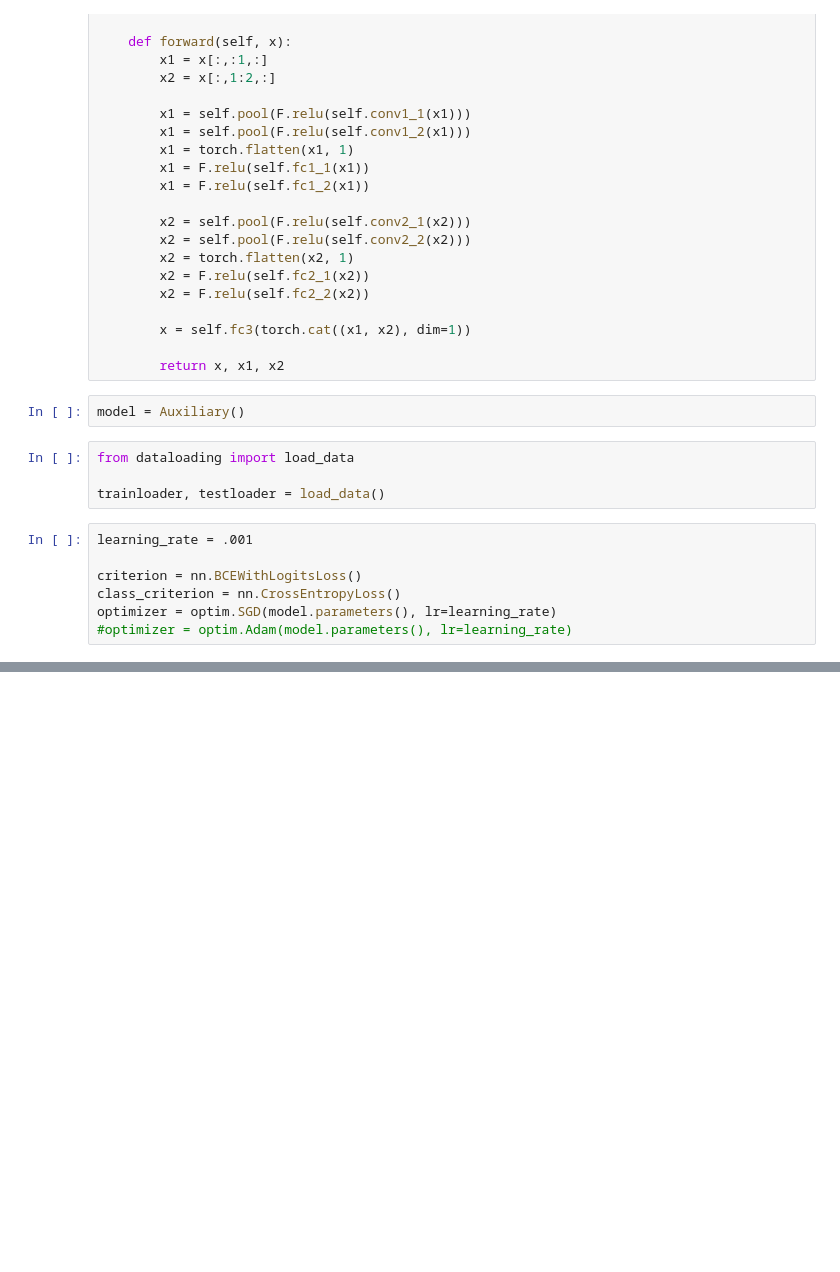
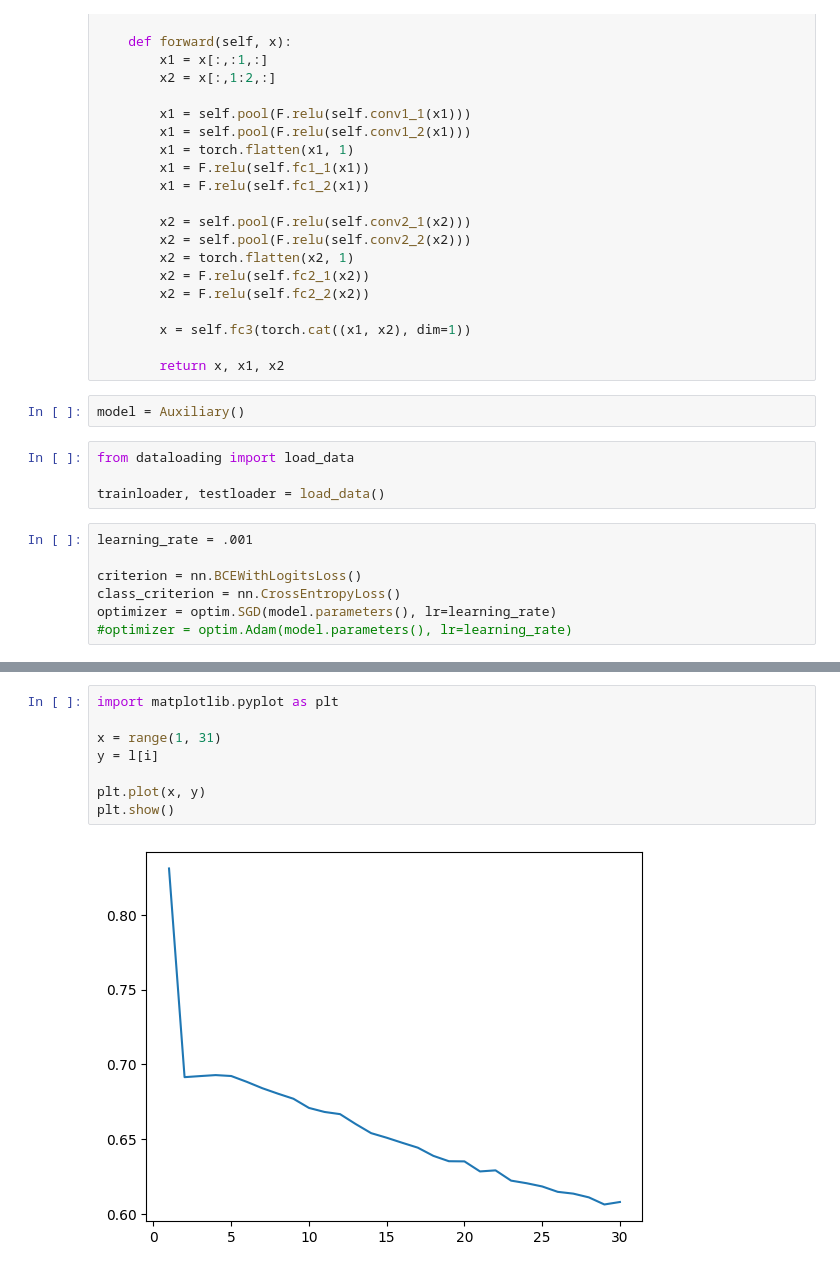
Before and after one commit to fkropfhamer/dl_rapport, a Jupyter notebook: src/p1/auxiliary.ipynb, the cells around one changed output, grey strips where cells are left out. Cells and saved outputs as stored; diff of their text form; blank space fills up the shorter version.

```diff
--- a/src/p1/auxiliary.ipynb
+++ b/src/p1/auxiliary.ipynb
@@ -134,0 +243,10 @@ Accuracy: 0.5559999942779541
+# %%
+import matplotlib.pyplot as plt
+
+x = range(1, 31)
+y = l[i]
+
+plt.plot(x, y)
+plt.show()
+# %% [output]
+[figure, added]
```
Also changed, not shown: parts of 6 cells of this notebook, 8 other files.
